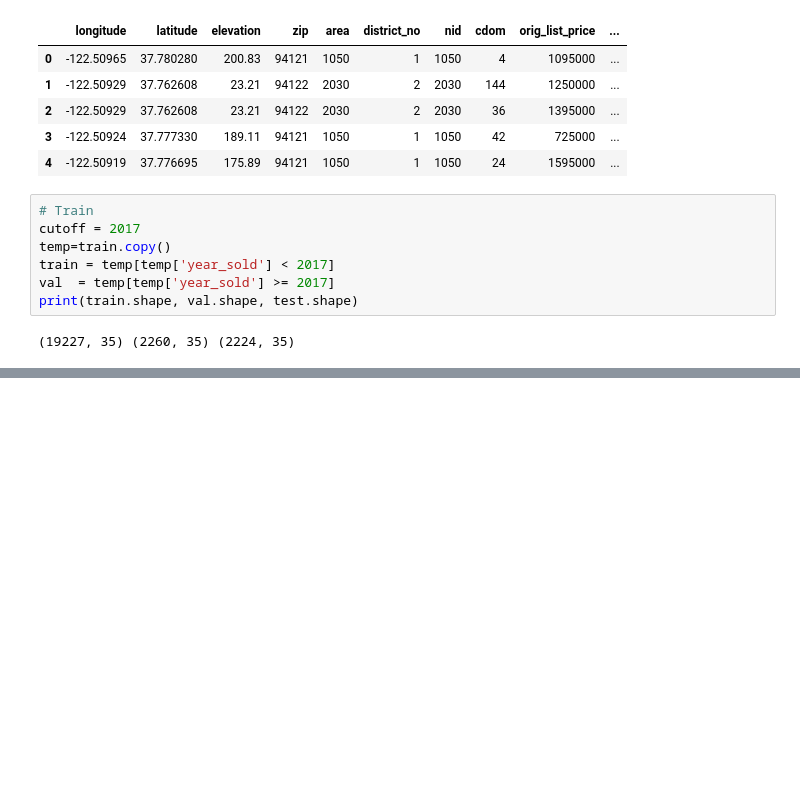
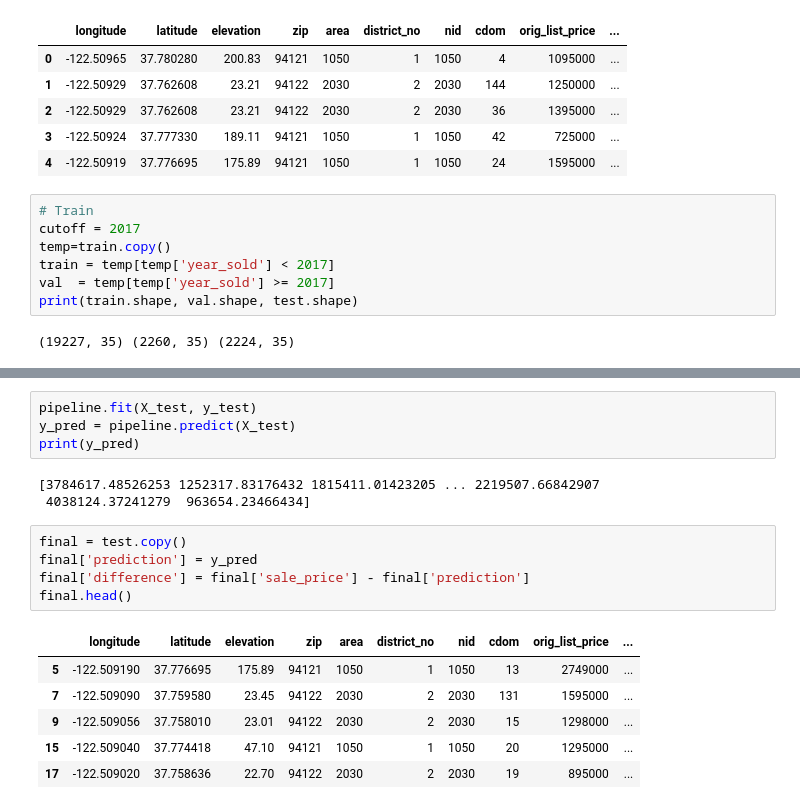
Before and after one commit to JimKing100/Jestimate, a Jupyter notebook: Main.ipynb, the cells around one changed output, grey strips where cells are left out. Saved outputs shown, nothing was run; the diff lists cells and outputs as text; blank space fills up the shorter version.

```diff
--- a/Main.ipynb
+++ b/Main.ipynb
@@ -266,3 +266,22 @@ Test Accuracy 0.8041473051872419
 | 3 | -122.509240 | 37.777330 | 189.11 | 94121 | 1050 | 1 | 1050 | 42 | 725000 | ... |
 | 4 | -122.509190 | 37.776695 | 175.89 | 94121 | 1050 | 1 | 1050 | 24 | 1595000 | ... |
 | 6 | -122.509186 | 37.761005 | 23.69 | 94122 | 2030 | 2 | 2030 | 76 | 600000 | ... |
+# %%
+pipeline.fit(X_test, y_test)
+y_pred = pipeline.predict(X_test)
+print(y_pred)
+# %% [output]
+[3784617.48526253 1252317.83176432 1815411.01423205 ... 2219507.66842907
+ 4038124.37241279  963654.23466434]
+# %%
+final = test.copy()
+final['prediction'] = y_pred
+final['difference'] = final['sale_price'] - final['prediction']
+final.head()
+# %% [output]
+|  | longitude | latitude | elevation | zip | area | district_no | nid | cdom | orig_list_price | ... |
+| 5 | -122.509190 | 37.776695 | 175.89 | 94121 | 1050 | 1 | 1050 | 13 | 2749000 | ... |
+| 7 | -122.509090 | 37.759580 | 23.45 | 94122 | 2030 | 2 | 2030 | 131 | 1595000 | ... |
+| 9 | -122.509056 | 37.758010 | 23.01 | 94122 | 2030 | 2 | 2030 | 15 | 1298000 | ... |
+| 15 | -122.509040 | 37.774418 | 47.10 | 94121 | 1050 | 1 | 1050 | 20 | 1295000 | ... |
+| 17 | -122.509020 | 37.758636 | 22.70 | 94122 | 2030 | 2 | 2030 | 19 | 895000 | ... |
```
Also changed, not shown: parts of 2 cells of this notebook.
